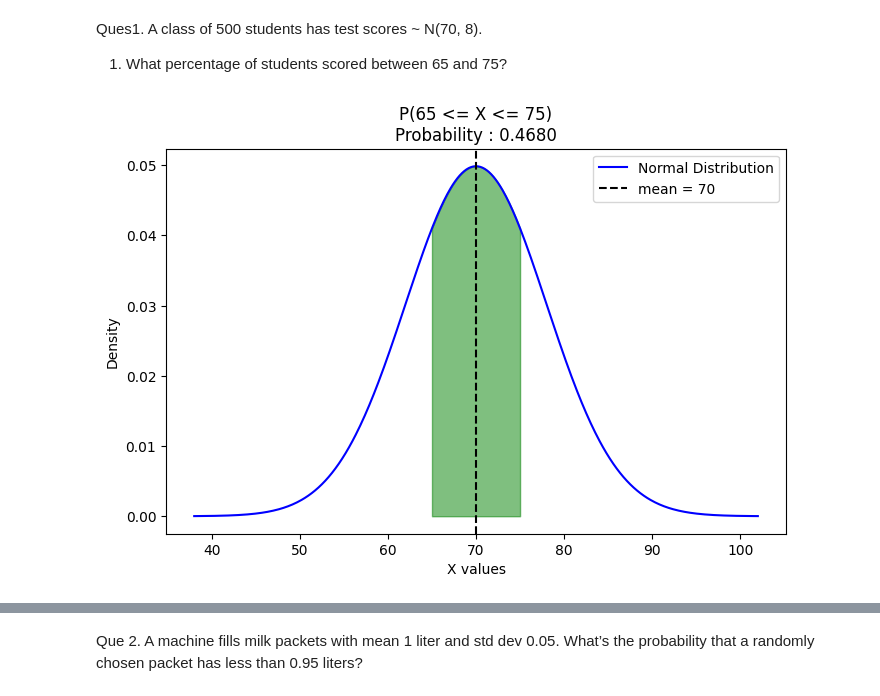
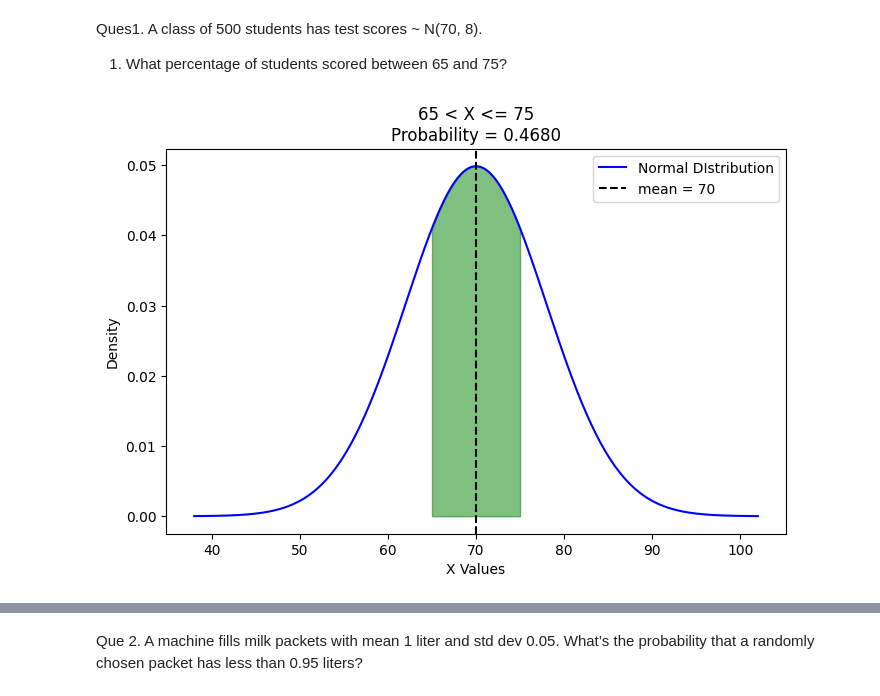
Before and after one commit to SachinSherki4/Data_Science, a Jupyter notebook: Cource_Learning/Probability_distribution_scypi/Prob_of_continous_variable/nominal_distribution.ipynb, the cells around one changed output, grey strips where cells are left out. Saved outputs shown, nothing was run; the diff lists cells and outputs as text; code cells hidden in the pictures.

```diff
--- a/Cource_Learning/Probability_distribution_scypi/Prob_of_continous_variable/nominal_distribution.ipynb
+++ b/Cource_Learning/Probability_distribution_scypi/Prob_of_continous_variable/nominal_distribution.ipynb
@@ -167,18 +167,47 @@ result= normal_distribution_solver(mu,sigma, value1=None,value2=75, n=200)
 # rewriting our normal prob functions
 
 def normal_prob_analyser(mean, std_dev, value1=None, value2=None, n=None, plot=True):
-    x= np.linspace(mean-4 * std_dev, mean+4 * std_dev, n)
-    y= norm.pdf(x, mean, std_dev)
-    #plt.plot(x,y)
 
     if value2 is None: # if want to calculate higher prob than particular value
         z_prob= 1 - norm.cdf(value1, loc=mean, scale=sigma)
-        case : f"X > value1 = {value1}"
+        case = f"X > value1 = {value1}"
         x_fill = np.linspace(value1, mean+4*std_dev, 200)
 
-    elif value1 is None:
+    elif value1 is None: # if want lesser prob than value1
         z_prob= norm.cdf(value2, loc=mean, scale=std_dev)
-        case : f"X < Value2 = {value2}"
+        case = f"X < Value2 = {value2}"
+        x_fill= np.linspace(mean-4*std_dev, value2, 200)
+
+    else: # if want prob in between value1 and value2
+        z_prob= norm.cdf(value2, mean, std_dev) - norm.cdf(value1, mean, std_dev)
+        case = f"{value1} < X <= {value2}"
+        x_fill= np.linspace(value1, value2, 200)
+
+    expected_count = z_prob *n if n else None
+
+    "Now start ploting graph"
+    if plot:
+        x= np.linspace(mean-4*std_dev, mean+4*std_dev, 500)
+        y= norm.pdf(x, mean, std_dev)
+        plt.figure(figsize=(8,5))
+        plt.plot(x,y, 'b-',label="Normal DIstribution")
+
+        "To Highliting the Prod Density Region"
+        "As we have x_fill (range of value for different cases), we weed to just calculate the pdf for this range and then fill colors"
+        y_fill= norm.pdf(x_fill, mean, std_dev)
+        plt.fill_between(x_fill, y_fill, alpha=0.5 ,color='g')
+        plt.axvline(mean, color='k', linestyle='--', label=f"mean = {mean}")
+        plt.title(f"{case}\nProbability = {z_prob:.4f}")
+        plt.xlabel(f"X Values")
+        plt.ylabel(f"Density")
+        plt.legend()
+        plt.show()
+
+    return {
+        "Case " : case,
+        "Probability" : round(z_prob, 2),
+        "Expected Count " : round(expected_count,2) if expected_count else None
+    }
 # %% [markdown]
 ### Practice Questions
 # %% [markdown]
@@ -187,6 +216,6 @@ Ques1. A class of 500 students has test scores ~ N(70, 8).
 # %%
 mu= 70
 sigma=8
-prob= normal_distribution_solver(mu, sigma, 65, 75,n=500)
+prob= normal_prob_analyser(mu, sigma, 65, 75,n=500)
 # %% [output]
-[figure, old version]
+[figure, new version]
```
Also changed, not shown: parts of 15 cells of this notebook, 5 other files.
